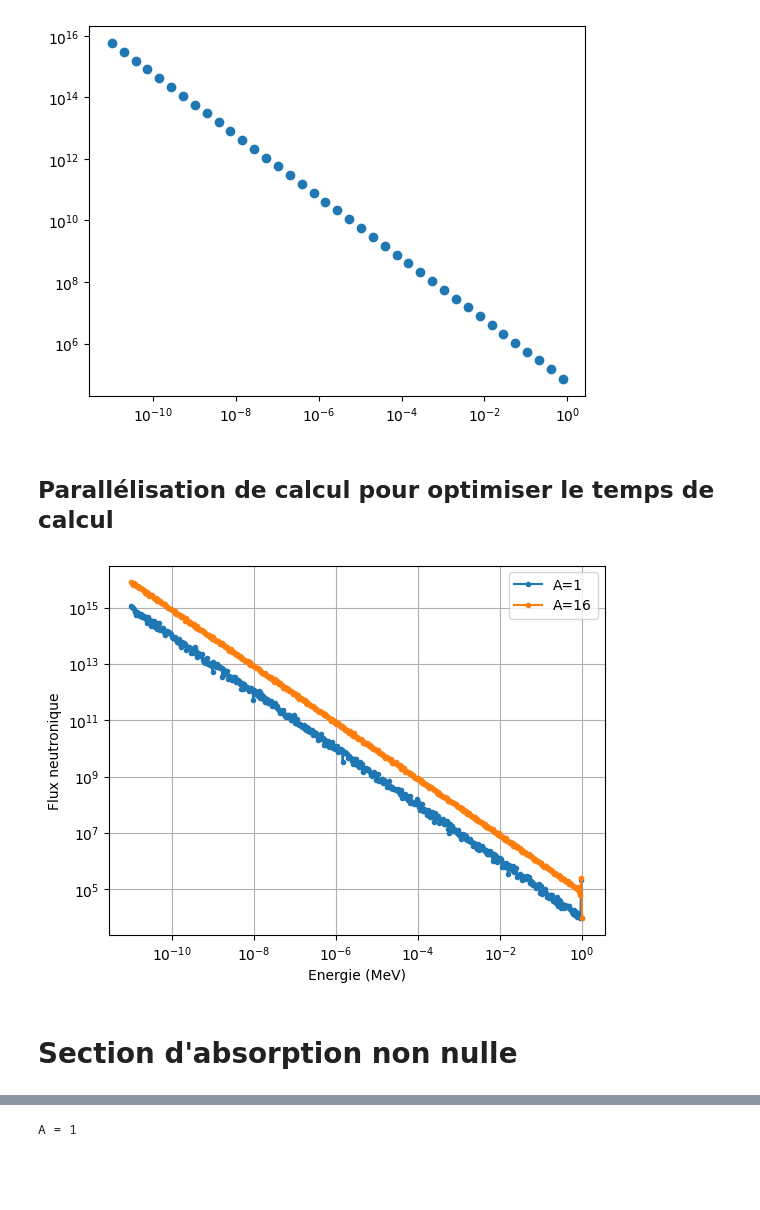
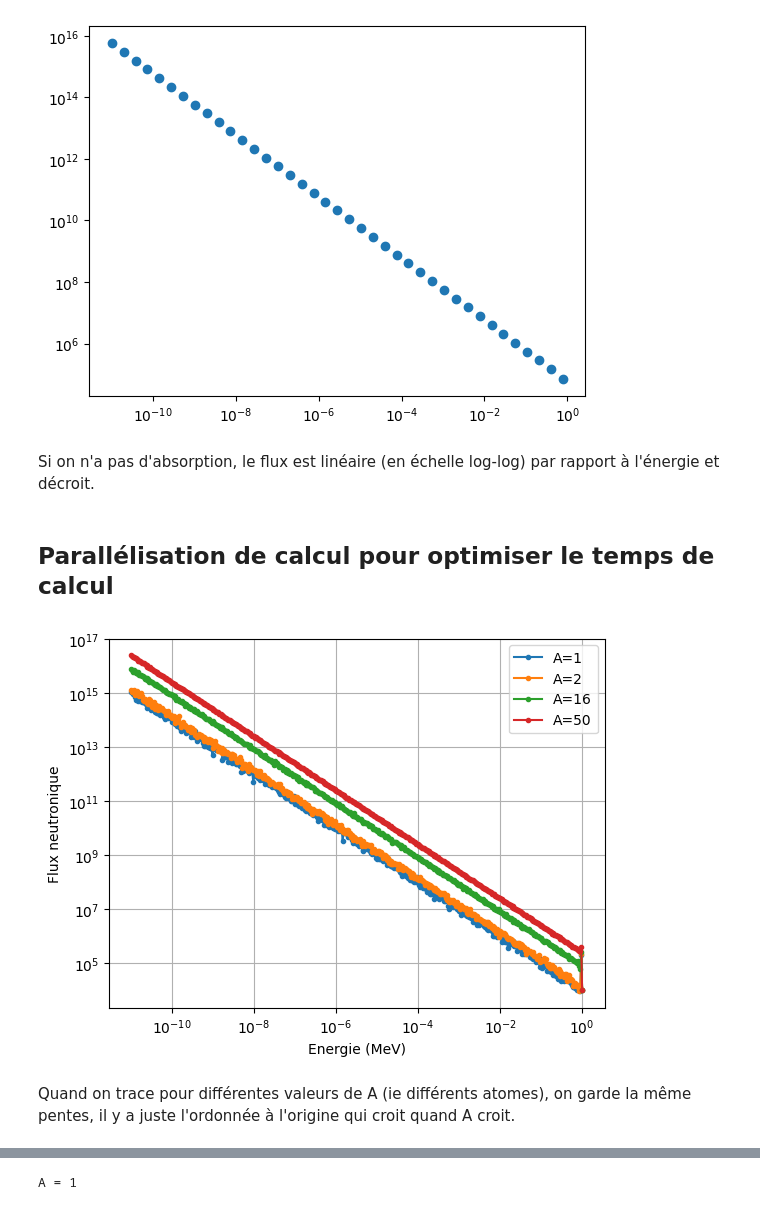
Before and after one commit to atlantis294/neutronic-ensta, a Jupyter notebook: exercices/04_ralentissement.ipynb, the cells around one changed output, grey strips where cells are left out. Drawn from its saved outputs; the diff is of its cells as text; code cells hidden in the pictures; blank space fills up the shorter version.

```diff
--- a/exercices/04_ralentissement.ipynb
+++ b/exercices/04_ralentissement.ipynb
@@ -201,6 +201,8 @@ plt.show()
 0.7785467128027681
 Nombre moyen de collisions par neutron: 215.2896
 [figure]
+# %% [markdown]
+Si on n'a pas d'absorption, le flux est linéaire (en échelle log-log) par rapport à l'énergie et décroit.
 # %% [markdown]
 ## Parallélisation de calcul pour optimiser le temps de calcul
 # %%
@@ -248,37 +250,37 @@ N_source = 1e4
 nb_intervalle=500
 intervalles=np.logspace(np.log10(E_lower_limit),np.log10(E_source),nb_intervalle) # intervalles en logarithme
 
-# LA=[1,2,16,50]
-LA=[1,16]
+LA=[1,2,16,50]
+# LA=[1,16]
 L_phi_MC=[]
 # Boucle sur les différents rapports de masse
 for A in LA:
     alpha=((A-1)/(A+1))**2
 
     sigma_t=1.0
     # Monte Carlo : on lance N_neutrons neutrons
     # On parallélise le calcul sur le nombre de processeurs disponibles (16 pour mon ordinateur) ce qui accélère grandement le calcul
     # tqdm permt l'affichage de l'évolution des calculs en temps réel
     with Pool(processes) as pool:
         results = list(tqdm(pool.imap(evolution_neutron, [(E_source, E_lower_limit, alpha, intervalles)] * N_neutrons), total=N_neutrons))
 
 
     # Calcul du score total
     score_total = np.sum(results, axis=0)
     score_total[:-1] /= np.diff(intervalles)
     score_total*= sigma_t*N_source/N_neutrons
 
     plt.loglog(intervalles,score_total,'.-',label='A={}'.format(A)) # Affichage en log-log
     # plt.semilogx(intervalles[:-1],score_total,'o-',label='A={}'.format(A))
     L_phi_MC.append(score_total)
 plt.legend()
 plt.grid()
 plt.xlabel('Energie (MeV)')
 plt.ylabel('Flux neutronique')
 plt.show()
 
 intervalles_MC=intervalles
 # %% [output]
-[figure, old version]
+[figure, new version]
-# %% [markdown]
-# Section d'absorption non nulle
+# %% [markdown]
+Quand on trace pour différentes valeurs de A (ie différents atomes), on garde la même pentes, il y a juste l'ordonnée à l'origine qui croit quand A croit.
```
Also changed, not shown: parts of 4 cells of this notebook, 2 other files.
